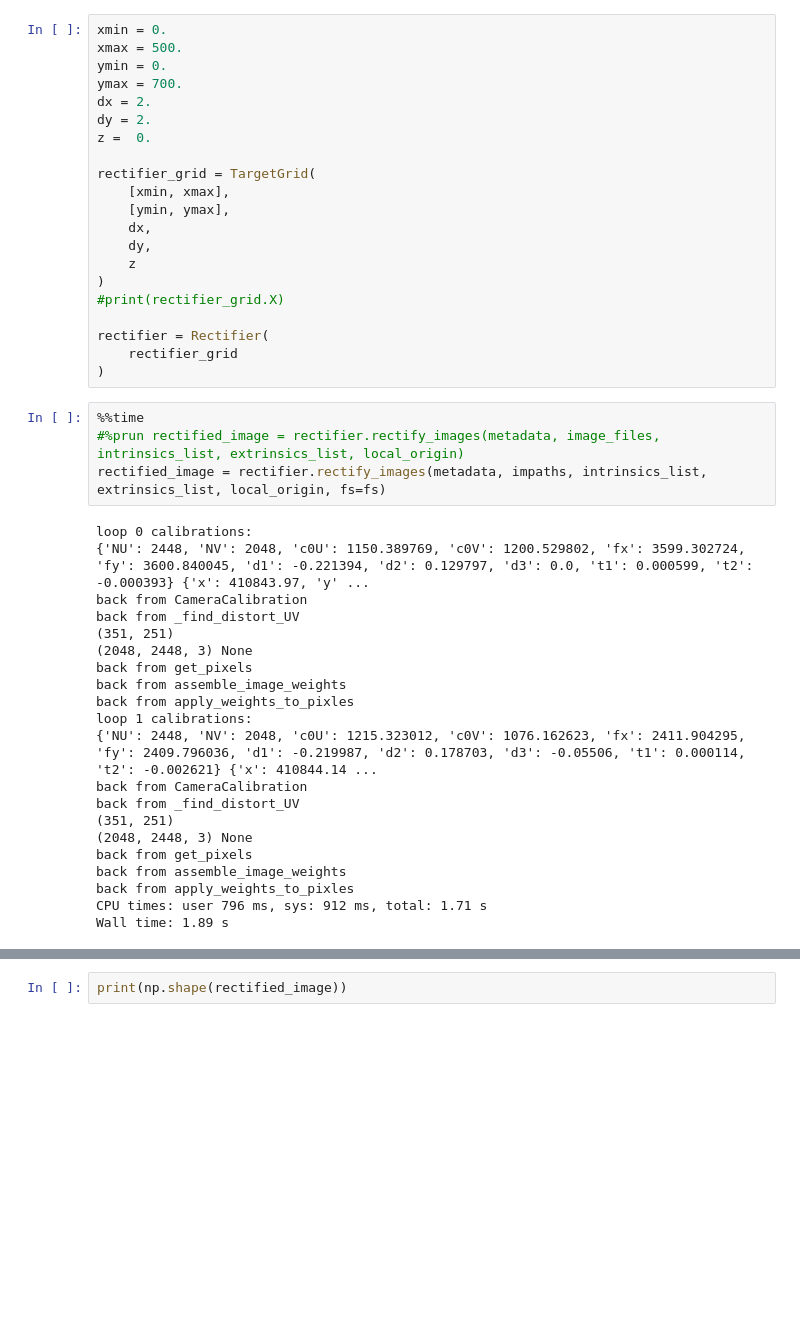
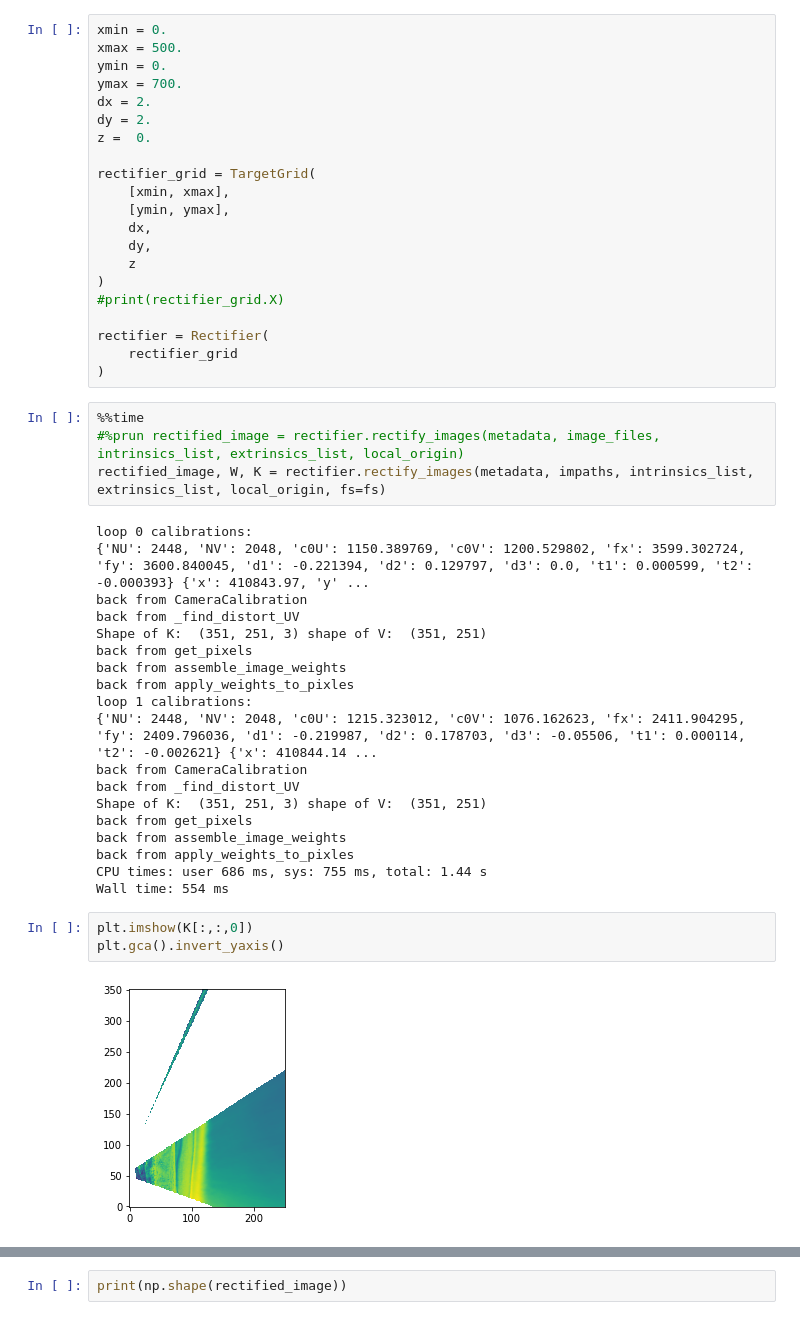
Before and after one commit to csherwood-usgs/CoastCam, a Jupyter notebook: test_chs_caco_rectification.ipynb, the cells around one changed output, grey strips where cells are left out. Cells and saved outputs as stored; diff of their text form; blank space fills up the shorter version.

```diff
--- a/test_chs_caco_rectification.ipynb
+++ b/test_chs_caco_rectification.ipynb
@@ -107,14 +106,13 @@ rectifier = Rectifier(
 # %%
 %%time
 #%prun rectified_image = rectifier.rectify_images(metadata, image_files, intrinsics_list, extrinsics_list, local_origin)
-rectified_image = rectifier.rectify_images(metadata, impaths, intrinsics_list, extrinsics_list, local_origin, fs=fs)
+rectified_image, W, K = rectifier.rectify_images(metadata, impaths, intrinsics_list, extrinsics_list, local_origin, fs=fs)
 # %% [output]
 loop 0 calibrations:
 {'NU': 2448, 'NV': 2048, 'c0U': 1150.389769, 'c0V': 1200.529802, 'fx': 3599.302724, 'fy': 3600.840045, 'd1': -0.221394, 'd2': 0.129797, 'd3': 0.0, 't1': 0.000599, 't2': -0.000393} {'x': 410843.97, 'y' ...
 back from CameraCalibration
 back from _find_distort_UV
-(351, 251)
-(2048, 2448, 3) None
+Shape of K:  (351, 251, 3) shape of V:  (351, 251)
 back from get_pixels
 back from assemble_image_weights
 back from apply_weights_to_pixles
@@ -122,10 +120,14 @@ loop 1 calibrations:
 {'NU': 2448, 'NV': 2048, 'c0U': 1215.323012, 'c0V': 1076.162623, 'fx': 2411.904295, 'fy': 2409.796036, 'd1': -0.219987, 'd2': 0.178703, 'd3': -0.05506, 't1': 0.000114, 't2': -0.002621} {'x': 410844.14 ...
 back from CameraCalibration
 back from _find_distort_UV
-(351, 251)
-(2048, 2448, 3) None
+Shape of K:  (351, 251, 3) shape of V:  (351, 251)
 back from get_pixels
 back from assemble_image_weights
 back from apply_weights_to_pixles
-CPU times: user 796 ms, sys: 912 ms, total: 1.71 s
-Wall time: 1.89 s
+CPU times: user 686 ms, sys: 755 ms, total: 1.44 s
+Wall time: 554 ms
+# %%
+plt.imshow(K[:,:,0])
+plt.gca().invert_yaxis()
+# %% [output]
+[figure, added]
```
Also changed, not shown: parts of 6 cells of this notebook, 2 other files.
